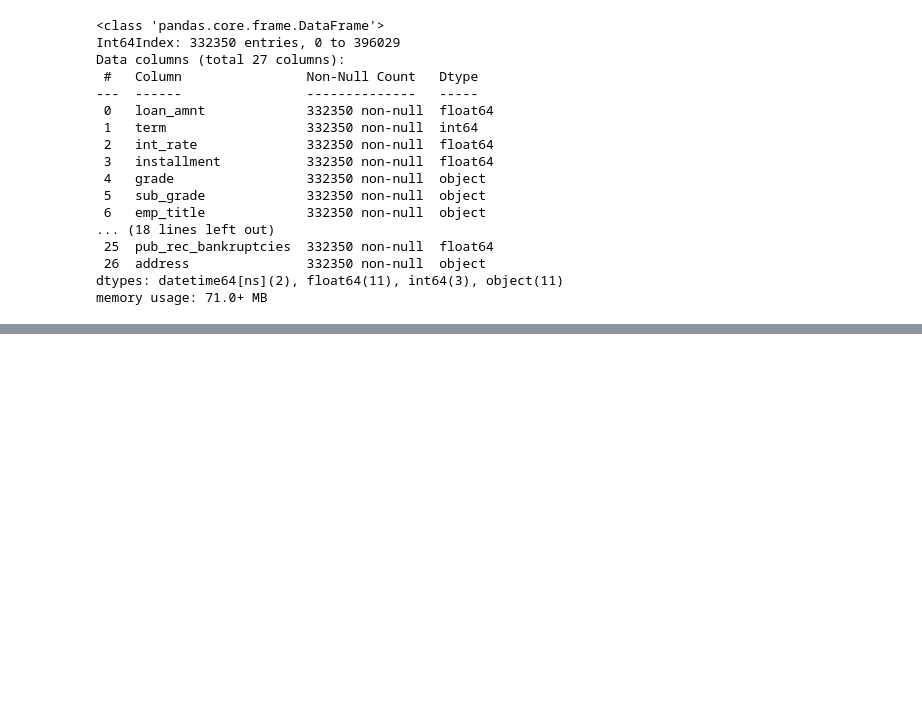
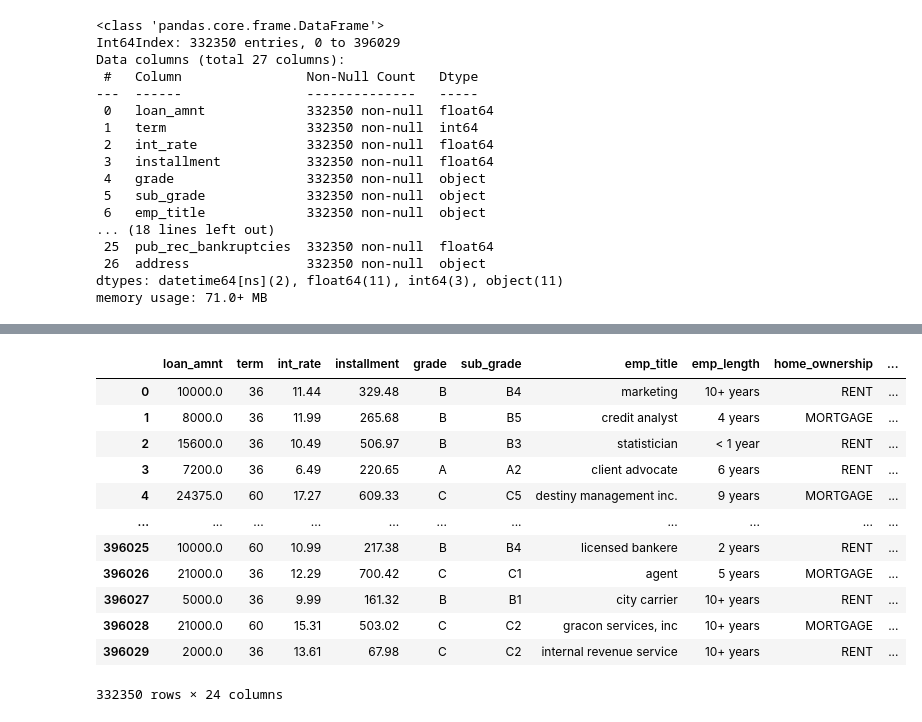
Before and after one commit to Navaneeth-7/Logistic_regression, a Jupyter notebook: file_1.ipynb, the cells around one changed output, grey strips where cells are left out. Drawn from its saved outputs; the diff is of its cells as text; code cells hidden in the pictures; blank space fills up the shorter version.

```diff
--- a/file_1.ipynb
+++ b/file_1.ipynb
@@ -574,0 +644,2 @@ memory usage: 71.0+ MB
+# %%
+df["emp_title"] = df["emp_title"].str.lower()
@@ -574,0 +656,3 @@ memory usage: 71.0+ MB
+# %%
+
+df.loc[(df.home_ownership == 'ANY') | (df.home_ownership == 'NONE'), 'home_ownership'] = 'OTHER'
@@ -574,0 +667,2 @@ memory usage: 71.0+ MB
+# %%
+df['zip_code'] = df.address.apply(lambda x: x[-5:])
@@ -574,0 +683,18 @@ memory usage: 71.0+ MB
+# %%
+df.drop(["issue_d","title","earliest_cr_line","address","loan_ststus"],axis=1,inplace=True)
+# %%
+df.columns
+# %% [output]
+|  | loan_amnt | term | int_rate | installment | grade | sub_grade | emp_title | emp_length | home_ownership | ... |
+| 0 | 10000.0 | 36 | 11.44 | 329.48 | B | B4 | marketing | 10+ years | RENT | ... |
+| 1 | 8000.0 | 36 | 11.99 | 265.68 | B | B5 | credit analyst | 4 years | MORTGAGE | ... |
+| 2 | 15600.0 | 36 | 10.49 | 506.97 | B | B3 | statistician | < 1 year | RENT | ... |
+| 3 | 7200.0 | 36 | 6.49 | 220.65 | A | A2 | client advocate | 6 years | RENT | ... |
+| 4 | 24375.0 | 60 | 17.27 | 609.33 | C | C5 | destiny management inc. | 9 years | MORTGAGE | ... |
+| ... | ... | ... | ... | ... | ... | ... | ... | ... | ... | ... |
+| 396025 | 10000.0 | 60 | 10.99 | 217.38 | B | B4 | licensed bankere | 2 years | RENT | ... |
+| 396026 | 21000.0 | 36 | 12.29 | 700.42 | C | C1 | agent | 5 years | MORTGAGE | ... |
+| 396027 | 5000.0 | 36 | 9.99 | 161.32 | B | B1 | city carrier | 10+ years | RENT | ... |
+| 396028 | 21000.0 | 60 | 15.31 | 503.02 | C | C2 | gracon services, inc | 10+ years | MORTGAGE | ... |
+| 396029 | 2000.0 | 36 | 13.61 | 67.98 | C | C2 | internal revenue service | 10+ years | RENT | ... |
+332350 rows × 24 columns
```
Also changed, not shown: parts of 22 cells of this notebook.
